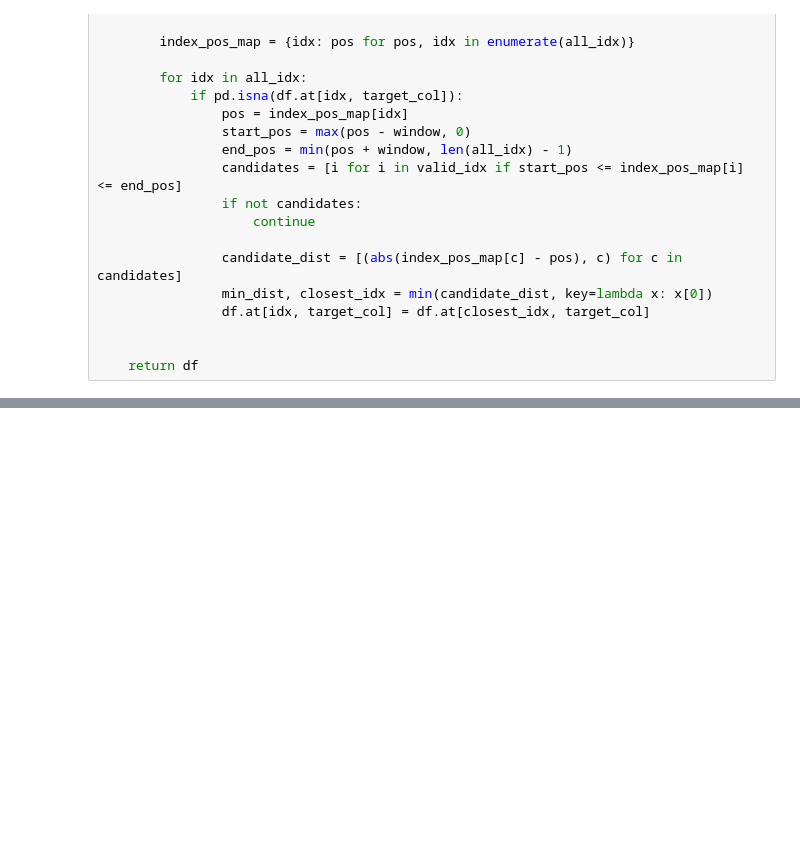
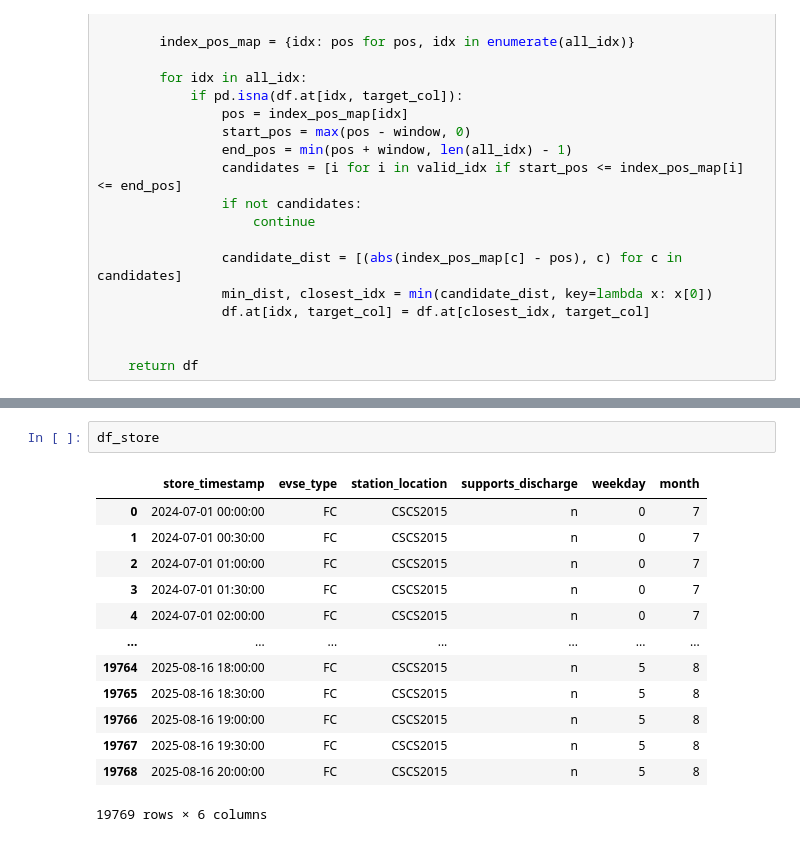
Before and after one commit to cncn0069/ev_my, a Jupyter notebook: data/process.ipynb, the cells around one changed output, grey strips where cells are left out. Saved outputs shown, nothing was run; the diff lists cells and outputs as text; blank space fills up the shorter version.

```diff
--- a/data/process.ipynb
+++ b/data/process.ipynb
@@ -96,2 +104,18 @@ for idx, row in unique_groups.iterrows():
+# %%
+df_store
+# %% [output]
+|  | store_timestamp | evse_type | station_location | supports_discharge | weekday | month |
+| 0 | 2024-07-01 00:00:00 | FC | CSCS2015 | n | 0 | 7 |
+| 1 | 2024-07-01 00:30:00 | FC | CSCS2015 | n | 0 | 7 |
+| 2 | 2024-07-01 01:00:00 | FC | CSCS2015 | n | 0 | 7 |
+| 3 | 2024-07-01 01:30:00 | FC | CSCS2015 | n | 0 | 7 |
+| 4 | 2024-07-01 02:00:00 | FC | CSCS2015 | n | 0 | 7 |
+| ... | ... | ... | ... | ... | ... | ... |
+| 19764 | 2025-08-16 18:00:00 | FC | CSCS2015 | n | 5 | 8 |
+| 19765 | 2025-08-16 18:30:00 | FC | CSCS2015 | n | 5 | 8 |
+| 19766 | 2025-08-16 19:00:00 | FC | CSCS2015 | n | 5 | 8 |
+| 19767 | 2025-08-16 19:30:00 | FC | CSCS2015 | n | 5 | 8 |
+| 19768 | 2025-08-16 20:00:00 | FC | CSCS2015 | n | 5 | 8 |
+19769 rows × 6 columns
 # %%
 # 두 시간 컬럼 모두 datetime 타입 확인 및 정렬
```
Also changed, not shown: parts of 4 cells of this notebook, 7 other files.
